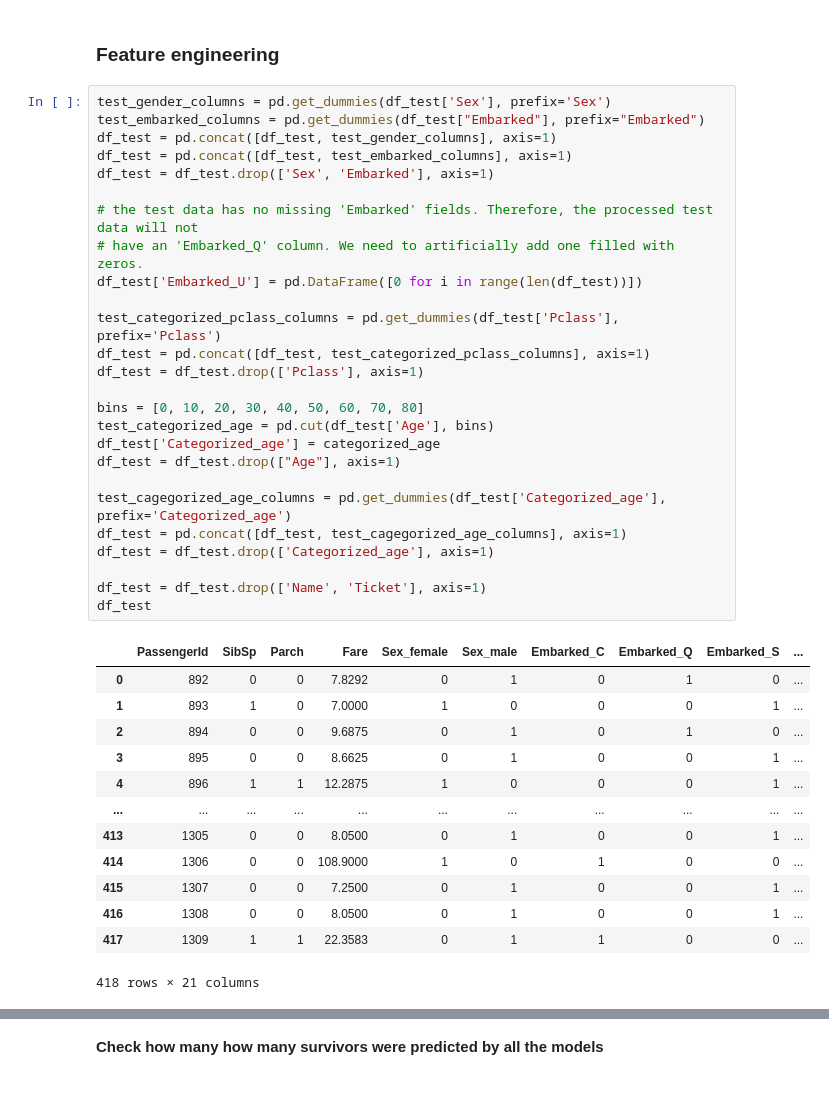
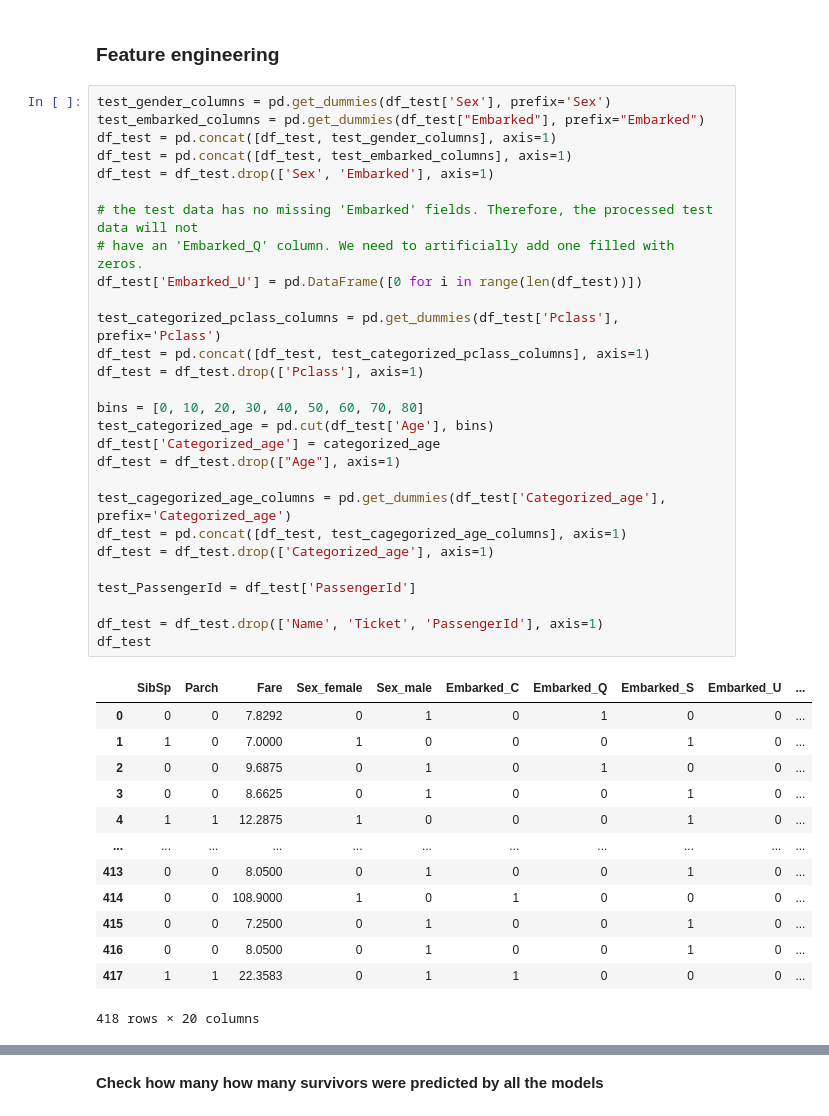
Before and after one commit to Assitan/kaggle-titanic-disaster, a Jupyter notebook: notebook736d52fe17.ipynb, the cells around one changed output, grey strips where cells are left out. Saved outputs shown, nothing was run; the diff lists cells and outputs as text.

```diff
--- a/notebook736d52fe17.ipynb
+++ b/notebook736d52fe17.ipynb
@@ -767,43 +839,45 @@ df_test.head()
 # %%
 test_gender_columns = pd.get_dummies(df_test['Sex'], prefix='Sex')
 test_embarked_columns = pd.get_dummies(df_test["Embarked"], prefix="Embarked")
 df_test = pd.concat([df_test, test_gender_columns], axis=1)
 df_test = pd.concat([df_test, test_embarked_columns], axis=1)
 df_test = df_test.drop(['Sex', 'Embarked'], axis=1)
 
 # the test data has no missing 'Embarked' fields. Therefore, the processed test data will not
 # have an 'Embarked_Q' column. We need to artificially add one filled with zeros.
 df_test['Embarked_U'] = pd.DataFrame([0 for i in range(len(df_test))])
 
 test_categorized_pclass_columns = pd.get_dummies(df_test['Pclass'], prefix='Pclass')
 df_test = pd.concat([df_test, test_categorized_pclass_columns], axis=1)
 df_test = df_test.drop(['Pclass'], axis=1)
 
 bins = [0, 10, 20, 30, 40, 50, 60, 70, 80]
 test_categorized_age = pd.cut(df_test['Age'], bins)
 df_test['Categorized_age'] = categorized_age
 df_test = df_test.drop(["Age"], axis=1)
 
 test_cagegorized_age_columns = pd.get_dummies(df_test['Categorized_age'], prefix='Categorized_age')
 df_test = pd.concat([df_test, test_cagegorized_age_columns], axis=1)
 df_test = df_test.drop(['Categorized_age'], axis=1)
 
-df_test = df_test.drop(['Name', 'Ticket'], axis=1)
+test_PassengerId = df_test['PassengerId']
+
+df_test = df_test.drop(['Name', 'Ticket', 'PassengerId'], axis=1)
 df_test
 # %% [output]
-|  | PassengerId | SibSp | Parch | Fare | Sex_female | Sex_male | Embarked_C | Embarked_Q | Embarked_S | ... |
-| 0 | 892 | 0 | 0 | 7.8292 | 0 | 1 | 0 | 1 | 0 | ... |
-| 1 | 893 | 1 | 0 | 7.0000 | 1 | 0 | 0 | 0 | 1 | ... |
-| 2 | 894 | 0 | 0 | 9.6875 | 0 | 1 | 0 | 1 | 0 | ... |
-| 3 | 895 | 0 | 0 | 8.6625 | 0 | 1 | 0 | 0 | 1 | ... |
-| 4 | 896 | 1 | 1 | 12.2875 | 1 | 0 | 0 | 0 | 1 | ... |
+|  | SibSp | Parch | Fare | Sex_female | Sex_male | Embarked_C | Embarked_Q | Embarked_S | Embarked_U | ... |
+| 0 | 0 | 0 | 7.8292 | 0 | 1 | 0 | 1 | 0 | 0 | ... |
+| 1 | 1 | 0 | 7.0000 | 1 | 0 | 0 | 0 | 1 | 0 | ... |
+| 2 | 0 | 0 | 9.6875 | 0 | 1 | 0 | 1 | 0 | 0 | ... |
+| 3 | 0 | 0 | 8.6625 | 0 | 1 | 0 | 0 | 1 | 0 | ... |
+| 4 | 1 | 1 | 12.2875 | 1 | 0 | 0 | 0 | 1 | 0 | ... |
 | ... | ... | ... | ... | ... | ... | ... | ... | ... | ... | ... |
-| 413 | 1305 | 0 | 0 | 8.0500 | 0 | 1 | 0 | 0 | 1 | ... |
-| 414 | 1306 | 0 | 0 | 108.9000 | 1 | 0 | 1 | 0 | 0 | ... |
-| 415 | 1307 | 0 | 0 | 7.2500 | 0 | 1 | 0 | 0 | 1 | ... |
-| 416 | 1308 | 0 | 0 | 8.0500 | 0 | 1 | 0 | 0 | 1 | ... |
-| 417 | 1309 | 1 | 1 | 22.3583 | 0 | 1 | 1 | 0 | 0 | ... |
+| 413 | 0 | 0 | 8.0500 | 0 | 1 | 0 | 0 | 1 | 0 | ... |
+| 414 | 0 | 0 | 108.9000 | 1 | 0 | 1 | 0 | 0 | 0 | ... |
+| 415 | 0 | 0 | 7.2500 | 0 | 1 | 0 | 0 | 1 | 0 | ... |
+| 416 | 0 | 0 | 8.0500 | 0 | 1 | 0 | 0 | 1 | 0 | ... |
+| 417 | 1 | 1 | 22.3583 | 0 | 1 | 1 | 0 | 0 | 0 | ... |
-418 rows × 21 columns
+418 rows × 20 columns
 # %%
 df_test.info()
 # %% [output]
```
Also changed, not shown: parts of 29 cells of this notebook.
